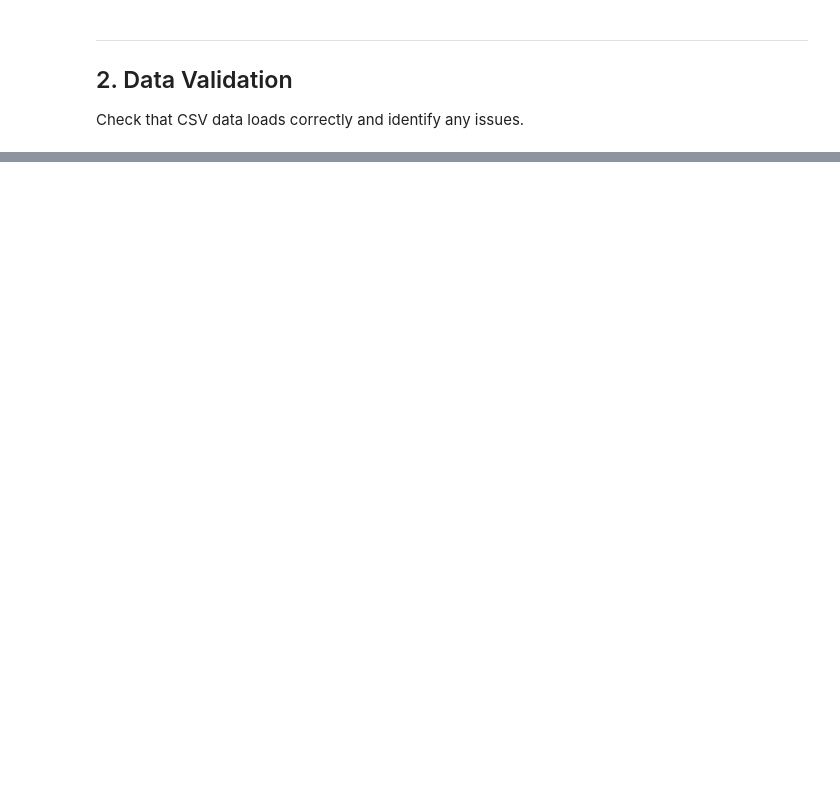
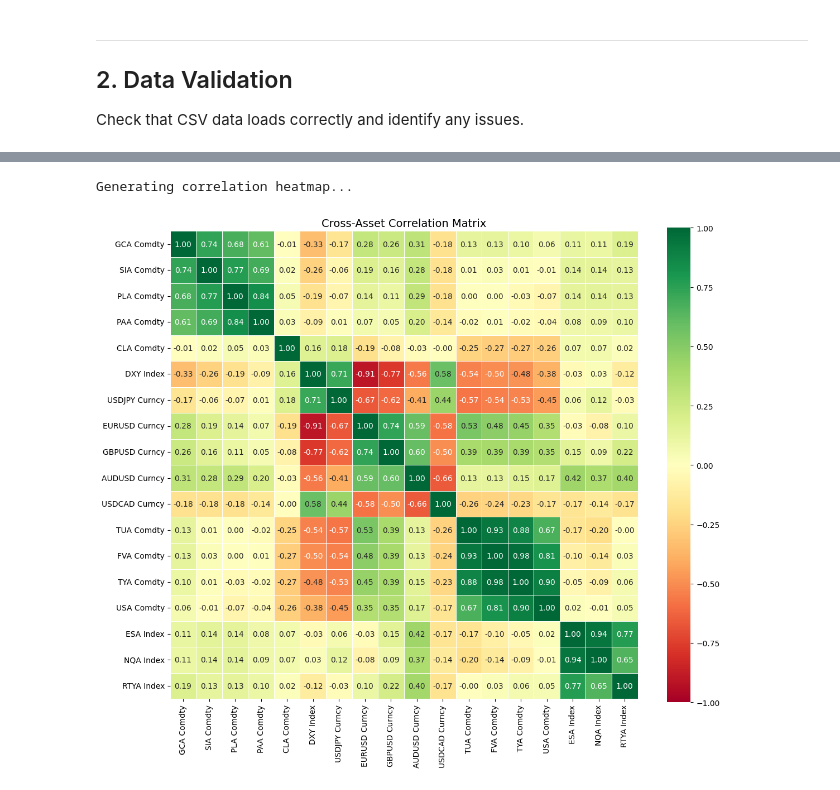
Before and after one commit to nopaniclol/Macro-Scanner, a Jupyter notebook: CSV_Test/commodscanner_csv.ipynb, the cells around one changed output, grey strips where cells are left out. Saved outputs shown, nothing was run; the diff lists cells and outputs as text; code cells hidden in the pictures; blank space fills up the shorter version.

```diff
--- a/CSV_Test/commodscanner_csv.ipynb
+++ b/CSV_Test/commodscanner_csv.ipynb
@@ -507,0 +295,31 @@ print("\n" + "=" * 80)
+# %%
+# Correlation heatmap
+print("Generating correlation heatmap...")
+
+# Get all available tickers
+all_tickers = [t for t in combined.columns if combined[t].notna().sum() > 50]
+returns = fetch_multi_asset_data(all_tickers, days=252)
+
+if len(returns.columns) > 0:
+    corr_matrix = returns.corr()
+
+    plt.figure(figsize=(12, 10))
+    sns.heatmap(
+        corr_matrix,
+        annot=True,
+        fmt='.2f',
+        cmap='RdYlGn',
+        center=0,
+        vmin=-1,
+        vmax=1,
+        square=True,
+        linewidths=0.5
+    )
+    plt.title('Cross-Asset Correlation Matrix', fontsize=14)
+    plt.tight_layout()
+    plt.show()
+else:
+    print("Not enough data for correlation matrix")
+# %% [output]
+Generating correlation heatmap...
+[figure, added]
```
Also changed, not shown: parts of 46 cells of this notebook, 6 other files.
